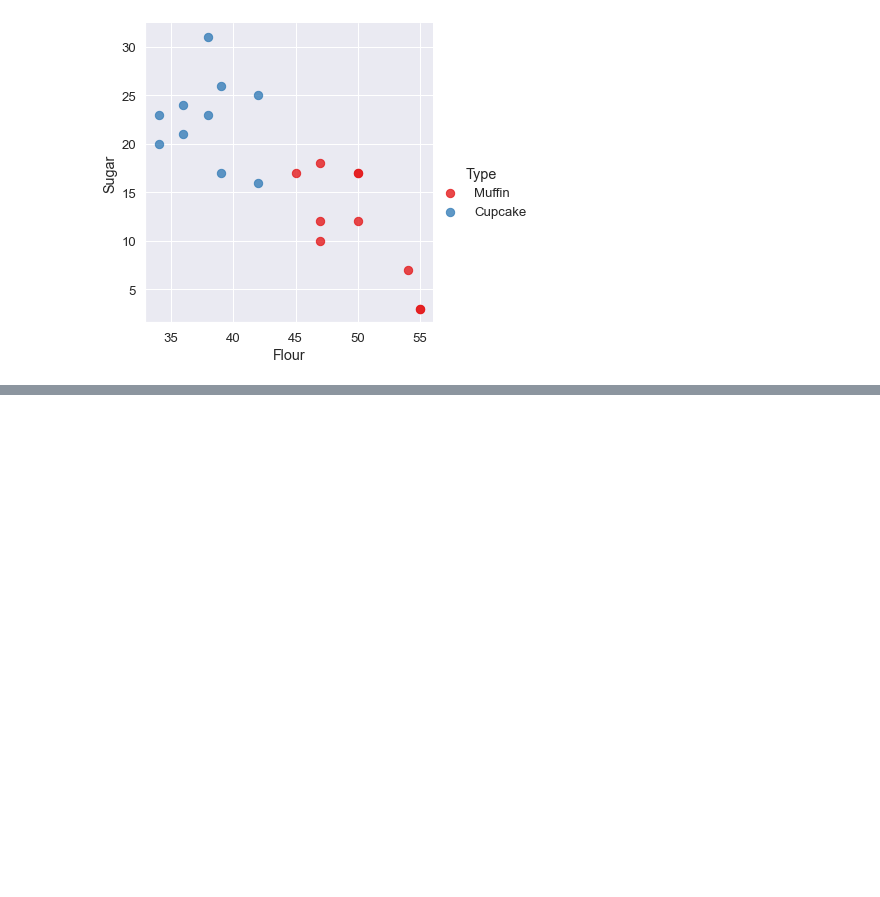
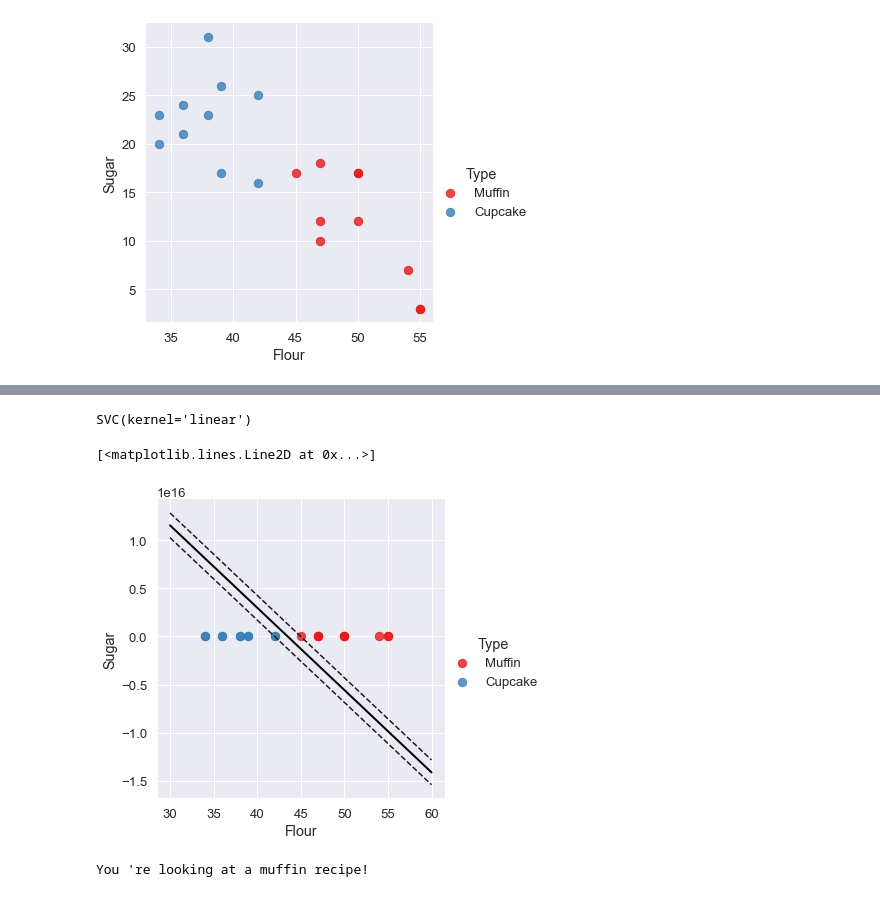
Before and after one commit to JanataZZ/Pandas-Numpy, a Jupyter notebook: Cupcakes vs Muffins (Simplilearn).ipynb, the cells around one changed output, grey strips where cells are left out. Drawn from its saved outputs; the diff is of its cells as text; code cells hidden in the pictures; blank space fills up the shorter version.

Commit message:
Cupcakes vs Muffins (Simplilearn)

```diff
--- a/Cupcakes vs Muffins (Simplilearn).ipynb
+++ b/Cupcakes vs Muffins (Simplilearn).ipynb
@@ -55,0 +52,37 @@ SVC(kernel='linear')
+# %%
+clf = svm.SVC(kernel='linear')
+clf.fit(ingredients,type_label)
+# %% [output]
+SVC(kernel='linear')
+# %%
+# get the sepdarting hyperplane
+w = clf.coef_[0]
+a = -w[0]/w[1]
+xx = np.linspace(30,60)
+yy = a * xx-(clf.intercept_[0]/w[1])
+
+# plot the parallels to the separating hyperplane that pass through the support vectors
+b = clf.support_vectors_[0]
+yy_down = a * xx + (b[1] - a * b[0])
+b = clf.support_vectors_[-1]
+yy_up = a * xx + (b[1] - a * b[0])
+# %%
+sns.lmplot(x='Flour', y='Sugar', data=recipes, hue='Type', palette='Set1', fit_reg=False, scatter_kws={'s':70})
+plt.plot(xx,yy,linewidth=2,color='black');
+plt.plot(xx,yy_down,'k--')
+plt.plot(xx,yy_up,'k--')
+# %% [output]
+[<matplotlib.lines.Line2D at 0x...>]
+[figure, added]
+# %%
+# create a function that predict muffin or cupcake
+def muffin_or_cupcake(flour, sugar):
+    if clf.predict([[flour,sugar]])==0:
+        print('You \'re looking at a muffin recipe!')
+    else:
+        print('You \'re looking at a cupcake recipe!')
+
+# predict if 50 parts of flour and 20 parts of sugar
+muffin_or_cupcake(50,20)
+# %% [output]
+You 're looking at a muffin recipe!
```
Also changed, not shown: parts of 9 cells of this notebook.
